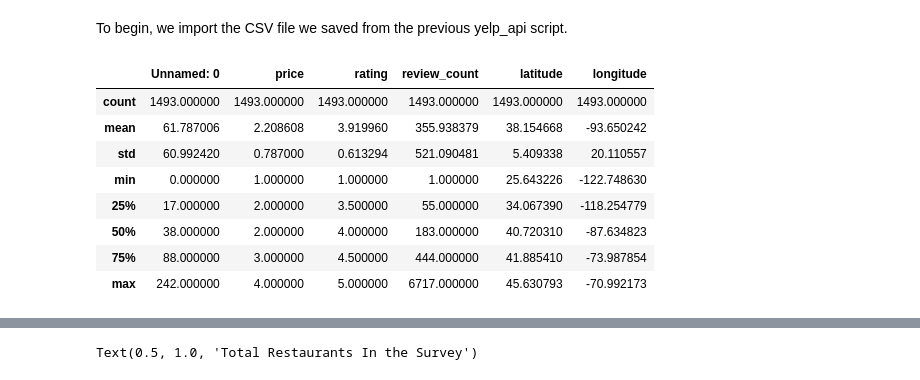
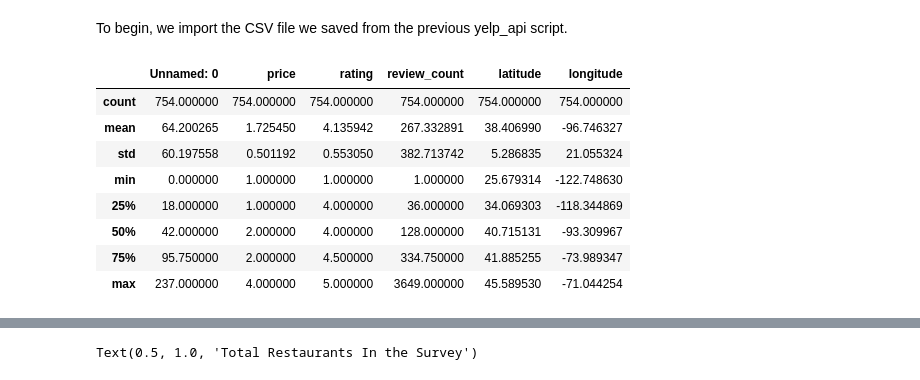
Before and after one commit to lewi0332/flatiron_mod_1_project, a Jupyter notebook: yelp_distribution.ipynb, the cells around one changed output, grey strips where cells are left out. Cells and saved outputs as stored; diff of their text form; code cells hidden in the pictures.

```diff
--- a/yelp_distribution.ipynb
+++ b/yelp_distribution.ipynb
@@ -18,14 +18,14 @@ import plotly.figure_factory as ff
 # %%
 df = pd.read_csv("yelp_master_data.csv")
 # %%
-df.describe()
+df[df.category == 'vegan'].describe()
 # %% [output]
 |  | Unnamed: 0 | price | rating | review_count | latitude | longitude |
-| count | 1493.000000 | 1493.000000 | 1493.000000 | 1493.000000 | 1493.000000 | 1493.000000 |
-| mean | 61.787006 | 2.208608 | 3.919960 | 355.938379 | 38.154668 | -93.650242 |
-| std | 60.992420 | 0.787000 | 0.613294 | 521.090481 | 5.409338 | 20.110557 |
-| min | 0.000000 | 1.000000 | 1.000000 | 1.000000 | 25.643226 | -122.748630 |
-| 25% | 17.000000 | 2.000000 | 3.500000 | 55.000000 | 34.067390 | -118.254779 |
-| 50% | 38.000000 | 2.000000 | 4.000000 | 183.000000 | 40.720310 | -87.634823 |
-| 75% | 88.000000 | 3.000000 | 4.500000 | 444.000000 | 41.885410 | -73.987854 |
-| max | 242.000000 | 4.000000 | 5.000000 | 6717.000000 | 45.630793 | -70.992173 |
+| count | 754.000000 | 754.000000 | 754.000000 | 754.000000 | 754.000000 | 754.000000 |
+| mean | 64.200265 | 1.725450 | 4.135942 | 267.332891 | 38.406990 | -96.746327 |
+| std | 60.197558 | 0.501192 | 0.553050 | 382.713742 | 5.286835 | 21.055324 |
+| min | 0.000000 | 1.000000 | 1.000000 | 1.000000 | 25.679314 | -122.748630 |
+| 25% | 18.000000 | 1.000000 | 4.000000 | 36.000000 | 34.069303 | -118.344869 |
+| 50% | 42.000000 | 2.000000 | 4.000000 | 128.000000 | 40.715131 | -93.309967 |
+| 75% | 95.750000 | 2.000000 | 4.500000 | 334.750000 | 41.885255 | -73.989347 |
+| max | 237.000000 | 4.000000 | 5.000000 | 3649.000000 | 45.589530 | -71.044254 |
```
Also changed, not shown: parts of 1 cell of this notebook, 2 other files.
